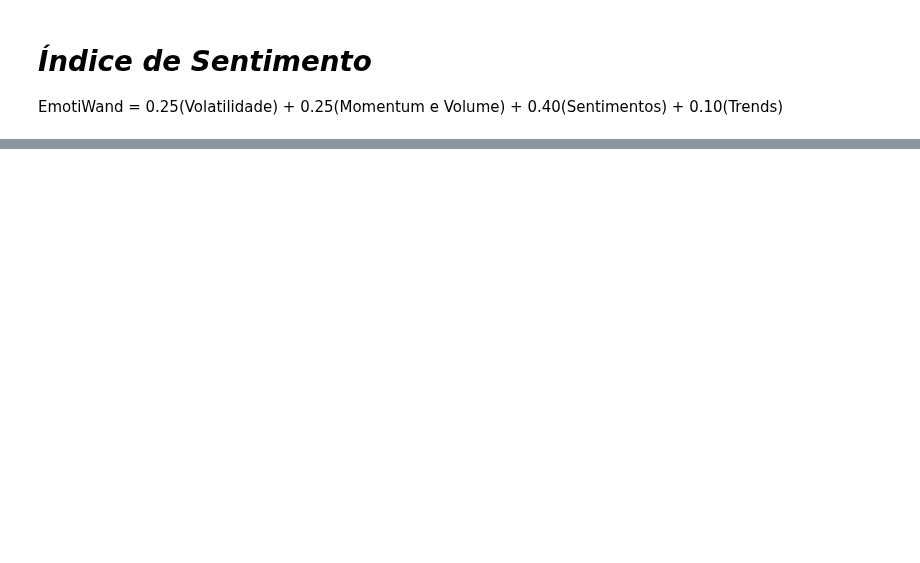
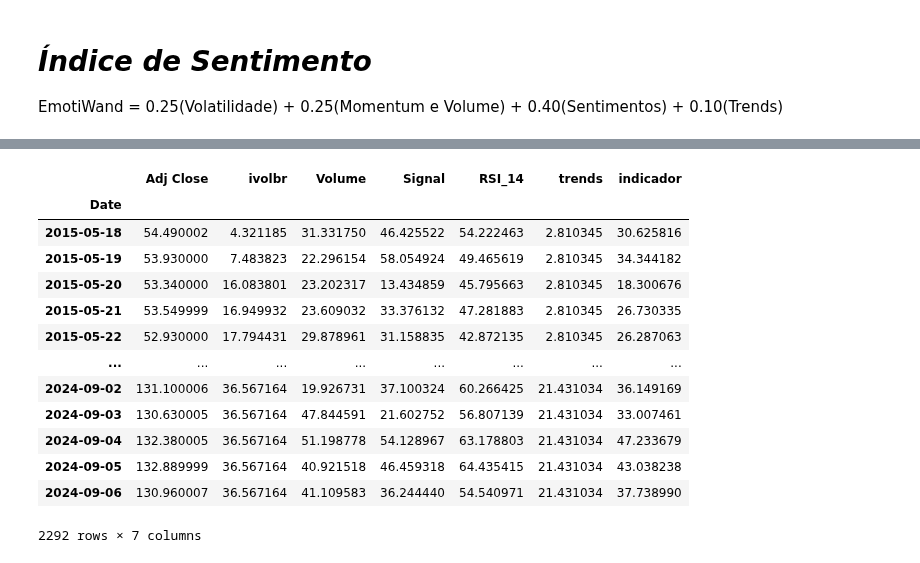
Before and after one commit to fea-dev-usp/quantamental-Dev_Wizards, a Jupyter notebook: Indice V1.ipynb, the cells around one changed output, grey strips where cells are left out. Saved outputs shown, nothing was run; the diff lists cells and outputs as text; code cells hidden in the pictures; blank space fills up the shorter version.

```diff
--- a/Indice V1.ipynb
+++ b/Indice V1.ipynb
@@ -7,7 +7,7 @@ import os
 # %% [markdown]
 ## *Sentimentos*
 # %%
-sent = pd.read_csv('./data/news/noticias_sentimentos.csv')
+sent = pd.read_csv('./data/sentimentos/noticias_sentimentos.csv')
 sent['Data'] = pd.to_datetime(sent['Data'], format='%Y-%m-%d')
 sent.loc[sent['Sentimento'] == 'POSITIVE', 'Score Signal'] = sent.loc[sent['Sentimento'] == 'POSITIVE', 'Score']
 sent.loc[sent['Sentimento'] == 'NEGATIVE', 'Score Signal'] = sent.loc[sent['Sentimento'] == 'NEGATIVE', 'Score'] * -1
@@ -61,6 +61,8 @@ def indicador_sentimento(freq='D'):
     sent['Score Modificado'] = np.where(sent['Sentimento'] == "NEUTRAL", 0.5, 1) * sent['Score']
     sentimentos_df = sent.resample(freq, on='Data').apply(agg_score).to_frame(name='Signal')
     return sentimentos_df
+
+sentimentos_df = indicador_sentimento(freq="W")
 # %%
 import matplotlib.pyplot as plt
 import yfinance as yf
@@ -221,19 +269,0 @@ df_movel = df.rolling(14)['indicador'].mean()
-# %%
-import yfinance as yf
-
-ticker = 'BOVA11.SA'
-
-dados = yf.download(ticker, start=df.index.min(), end=df.index.max())['Adj Close']
-
-import matplotlib.pyplot as plt
-
-fig, ax = plt.subplots(figsize=(15, 5))
-
-ax2 = ax.twinx()
-
-ax.plot(dados, color='black', label='IBOV')
-ax2.plot(df['indicador'], color='blue', label='Indicador')
-
-plt.legend()
-
-plt.show()
@@ -242,0 +303,18 @@ plt.show()
+# %%
+df_total = pd.merge_asof(dados, df, left_index=True, right_index=True)
+df_total
+# %% [output]
+|  | Adj Close | ivolbr | Volume | Signal | RSI_14 | trends | indicador |
+| Date |  |  |  |  |  |  |  |
+| 2015-05-18 | 54.490002 | 4.321185 | 31.331750 | 46.425522 | 54.222463 | 2.810345 | 30.625816 |
+| 2015-05-19 | 53.930000 | 7.483823 | 22.296154 | 58.054924 | 49.465619 | 2.810345 | 34.344182 |
+| 2015-05-20 | 53.340000 | 16.083801 | 23.202317 | 13.434859 | 45.795663 | 2.810345 | 18.300676 |
+| 2015-05-21 | 53.549999 | 16.949932 | 23.609032 | 33.376132 | 47.281883 | 2.810345 | 26.730335 |
+| 2015-05-22 | 52.930000 | 17.794431 | 29.878961 | 31.158835 | 42.872135 | 2.810345 | 26.287063 |
+| ... | ... | ... | ... | ... | ... | ... | ... |
+| 2024-09-02 | 131.100006 | 36.567164 | 19.926731 | 37.100324 | 60.266425 | 21.431034 | 36.149169 |
+| 2024-09-03 | 130.630005 | 36.567164 | 47.844591 | 21.602752 | 56.807139 | 21.431034 | 33.007461 |
+| 2024-09-04 | 132.380005 | 36.567164 | 51.198778 | 54.128967 | 63.178803 | 21.431034 | 47.233679 |
+| 2024-09-05 | 132.889999 | 36.567164 | 40.921518 | 46.459318 | 64.435415 | 21.431034 | 43.038238 |
+| 2024-09-06 | 130.960007 | 36.567164 | 41.109583 | 36.244440 | 54.540971 | 21.431034 | 37.738990 |
+2292 rows × 7 columns
```
Also changed, not shown: parts of 15 cells of this notebook, 1 other file.
